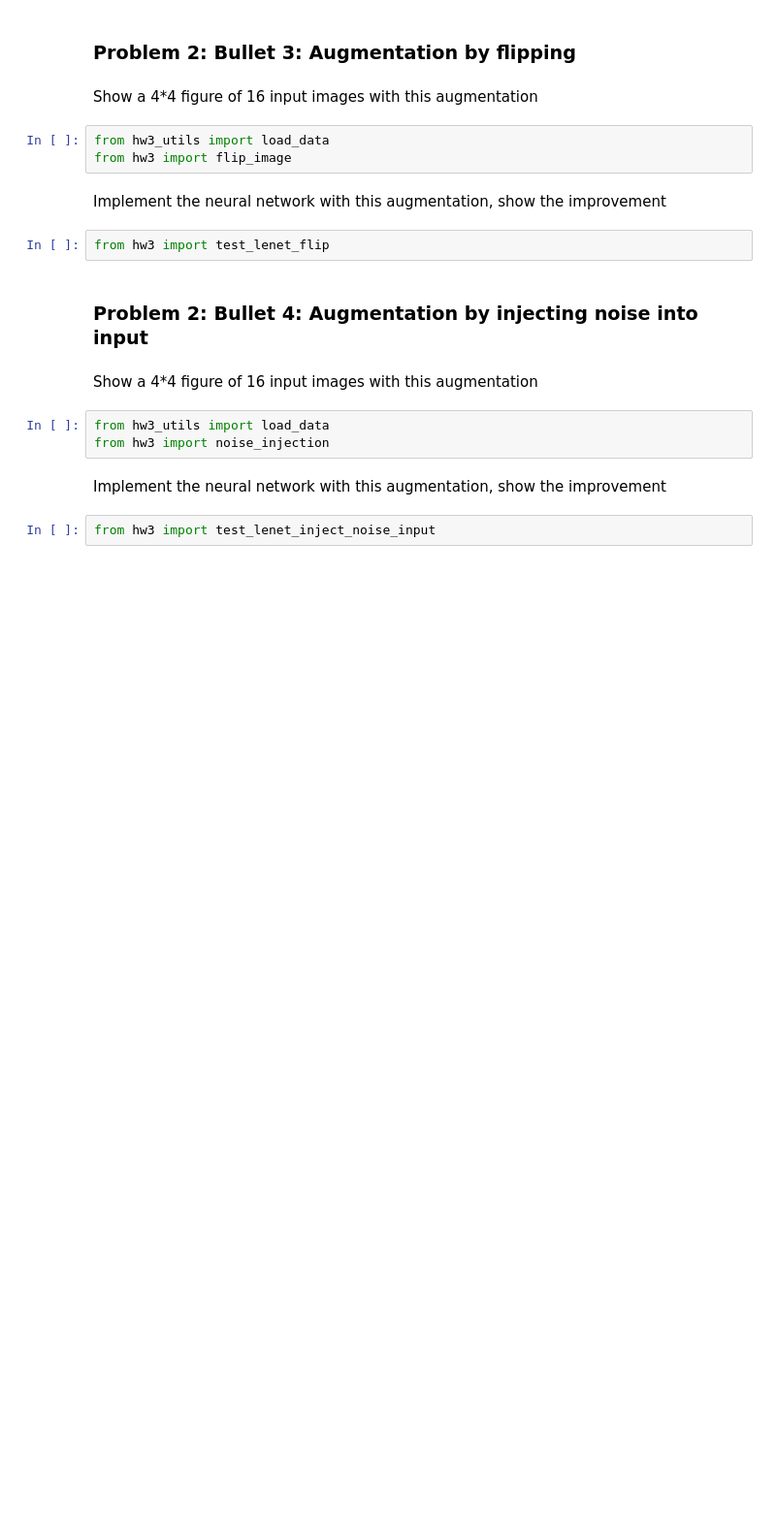
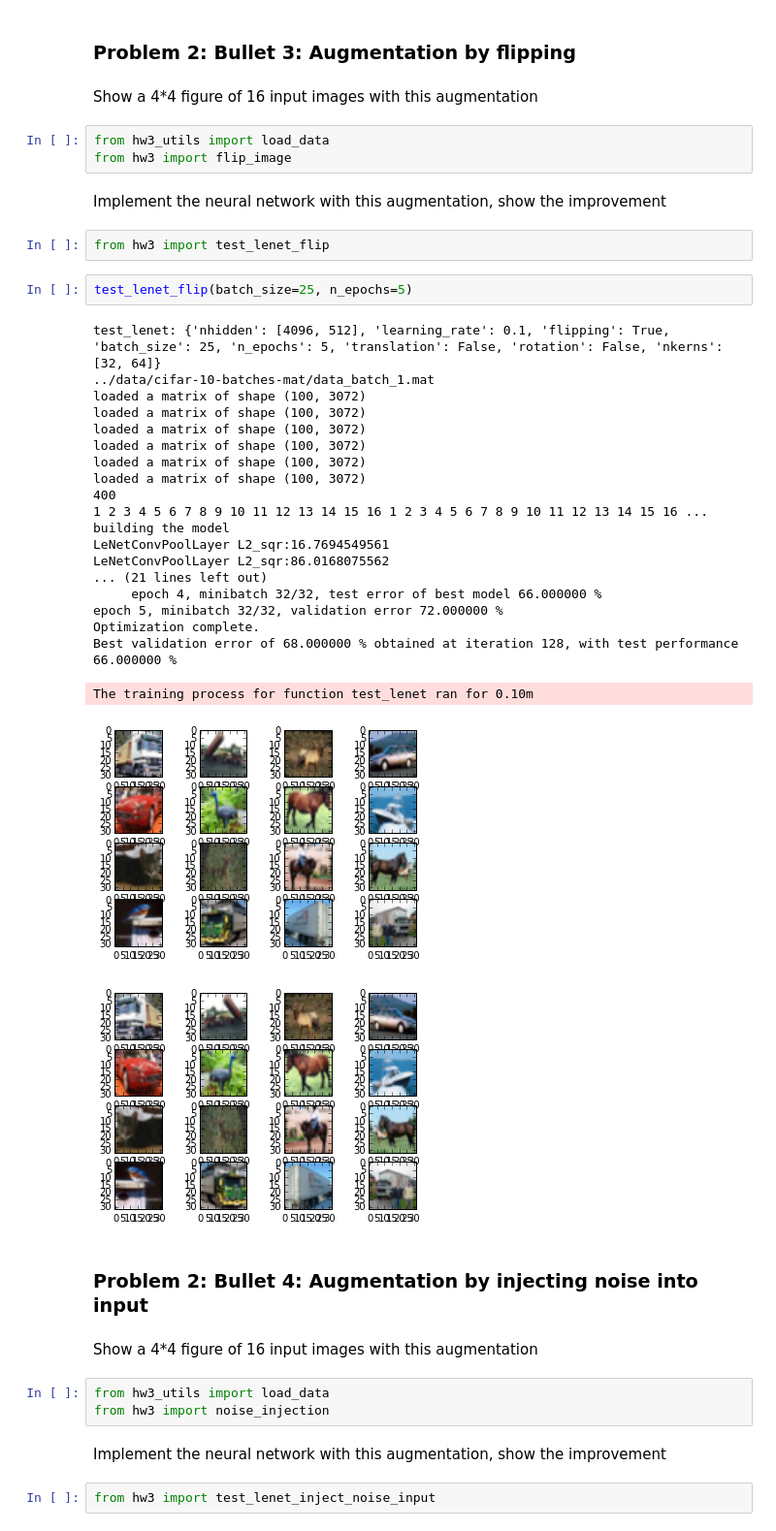
Before and after one commit to yogeshg/artistic-styles, a Jupyter notebook: hw/src/ecbm_e4040_hw3.ipynb, the cells around one changed output. Shown: that part at 97% size. Drawn from its saved outputs; the diff is of its cells as text; blank space fills up the shorter version.

```diff
--- a/hw/src/ecbm_e4040_hw3.ipynb
+++ b/hw/src/ecbm_e4040_hw3.ipynb
@@ -62,6 +144,29 @@ from hw3 import flip_image
 Implement the neural network with this augmentation, show the improvement
 # %%
 from hw3 import test_lenet_flip
+# %%
+test_lenet_flip(batch_size=25, n_epochs=5)
+# %% [output]
+test_lenet: {'nhidden': [4096, 512], 'learning_rate': 0.1, 'flipping': True, 'batch_size': 25, 'n_epochs': 5, 'translation': False, 'rotation': False, 'nkerns': [32, 64]}
+../data/cifar-10-batches-mat/data_batch_1.mat
+loaded a matrix of shape (100, 3072)
+loaded a matrix of shape (100, 3072)
+loaded a matrix of shape (100, 3072)
+loaded a matrix of shape (100, 3072)
+loaded a matrix of shape (100, 3072)
+loaded a matrix of shape (100, 3072)
+400
+1 2 3 4 5 6 7 8 9 10 11 12 13 14 15 16 1 2 3 4 5 6 7 8 9 10 11 12 13 14 15 16 ... building the model
+LeNetConvPoolLayer L2_sqr:16.7694549561
+LeNetConvPoolLayer L2_sqr:86.0168075562
+... (21 lines left out)
+     epoch 4, minibatch 32/32, test error of best model 66.000000 %
+epoch 5, minibatch 32/32, validation error 72.000000 %
+Optimization complete.
+Best validation error of 68.000000 % obtained at iteration 128, with test performance 66.000000 %
+The training process for function test_lenet ran for 0.10m
+[figure, added]
+[figure, added]
 # %% [markdown]
 ### Problem 2: Bullet 4: Augmentation by injecting noise into input
 # %% [markdown]
```
Also changed, not shown: parts of 5 cells of this notebook.
